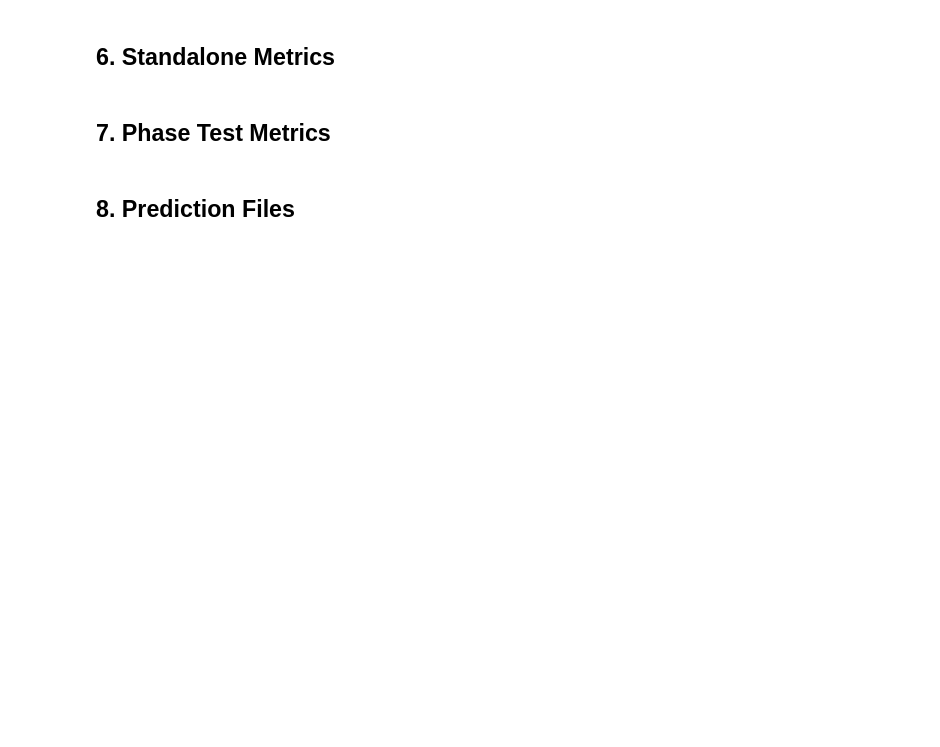
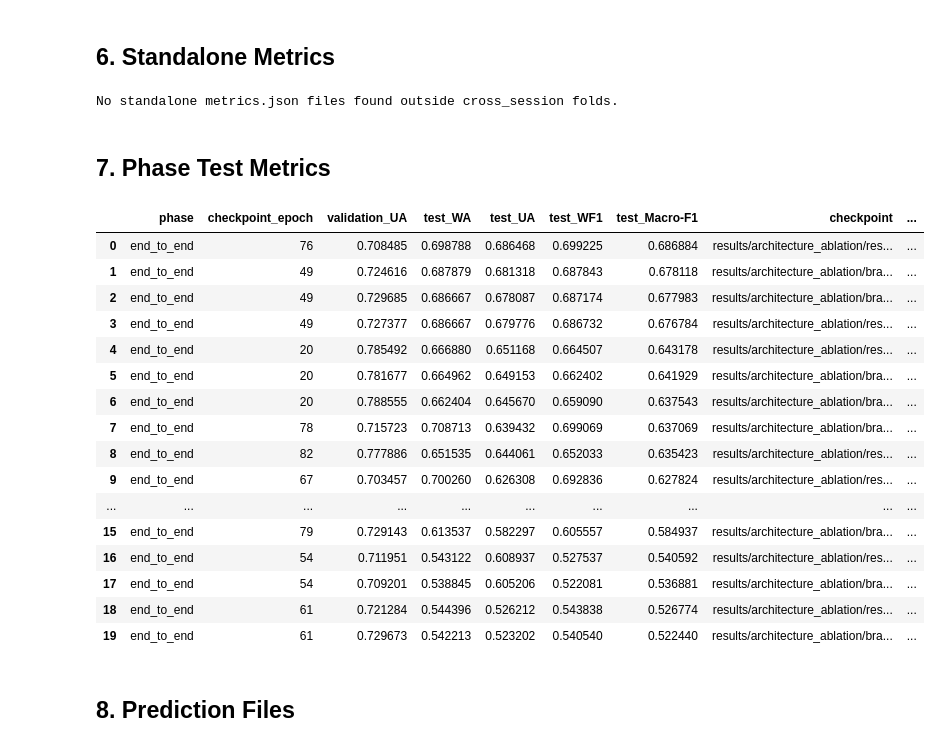
Before and after one commit to ngocbao220/conversational_ser, a Jupyter notebook: results/architecture_ablation/summary.ipynb, the cells around one changed output. Drawn from its saved outputs; the diff is of its cells as text; code cells hidden in the pictures; blank space fills up the shorter version.

```diff
--- a/results/architecture_ablation/summary.ipynb
+++ b/results/architecture_ablation/summary.ipynb
@@ -33,9 +33,16 @@ sns.set_theme(style="whitegrid", context="paper")
 pd.set_option("display.max_columns", 120)
 pd.set_option("display.width", 220)
 
-PROJECT_ROOT = Path.cwd()
-if PROJECT_ROOT.name in {"notebook", "notebooks"}:
-    PROJECT_ROOT = PROJECT_ROOT.parent
+
+def find_project_root(start: Path) -> Path:
+    start = start.resolve()
+    for candidate in (start, *start.parents):
+        if (candidate / ".git").exists() or ((candidate / "configs").exists() and (candidate / "scripts").exists()):
+            return candidate
+    return start
+
+
+PROJECT_ROOT = find_project_root(Path.cwd())
 SUMMARY_DIR = (PROJECT_ROOT / "results/architecture_ablation").resolve()
 OUT_DIR = SUMMARY_DIR / "_summary"
 FIG_DIR = OUT_DIR / "figures"
@@ -124,6 +155,8 @@ def flatten_metric_payload(payload: dict) -> dict:
 cross_rows = []
 fold_rows = []
 for path in sorted(SUMMARY_DIR.rglob("cross_session_summary.json")):
+    if "_summary" in relative_parts(path):
+        continue
     payload = read_json(path)
     variant = variant_from_cross_summary(path)
     run_id = payload.get("run_name") or run_id_from_path(path)
@@ -217,6 +266,8 @@ else:
 single_rows = []
 for path in sorted(SUMMARY_DIR.rglob("metrics.json")):
     parts = set(relative_parts(path))
+    if "_summary" in parts:
+        continue
     if "phase_tests" in parts:
         continue
     if "cross_session" in parts:
@@ -238,36 +289,58 @@ if not single_metrics_df.empty:
     display(single_metrics_df)
 else:
     print("No standalone metrics.json files found outside cross_session folds.")
+# %% [output]
+No standalone metrics.json files found outside cross_session folds.
 # %% [markdown]
 ## 7. Phase Test Metrics
 # %%
 phase_rows = []
 for path in sorted(SUMMARY_DIR.rglob("phase_test_metrics.csv")):
+    if "_summary" in relative_parts(path):
+        continue
     try:
         df = pd.read_csv(path)
     except Exception as exc:
         print("Failed to read", path, exc)
         continue
     variant = variant_from_metrics(path)
     run_id = run_id_from_path(path)
     for _, row in df.iterrows():
         item = row.to_dict()
         item.update({
             "variant": variant,
             "run_id": run_id,
             "phase_metrics_path": str(path.relative_to(PROJECT_ROOT)),
         })
         phase_rows.append(item)
 
 phase_df = pd.DataFrame(phase_rows)
 if not phase_df.empty:
     metric_col = "test_Macro-F1" if "test_Macro-F1" in phase_df.columns else None
     if metric_col:
         phase_df = phase_df.sort_values(metric_col, ascending=False).reset_index(drop=True)
     phase_df.to_csv(OUT_DIR / "phase_test_metrics.csv", index=False)
     display(phase_df)
 else:
     print("No phase_test_metrics.csv files found.")
+# %% [output]
+|  | phase | checkpoint_epoch | validation_UA | test_WA | test_UA | test_WF1 | test_Macro-F1 | checkpoint | ... |
+| 0 | end_to_end | 76 | 0.708485 | 0.698788 | 0.686468 | 0.699225 | 0.686884 | results/architecture_ablation/res... | ... |
+| 1 | end_to_end | 49 | 0.724616 | 0.687879 | 0.681318 | 0.687843 | 0.678118 | results/architecture_ablation/bra... | ... |
+| 2 | end_to_end | 49 | 0.729685 | 0.686667 | 0.678087 | 0.687174 | 0.677983 | results/architecture_ablation/bra... | ... |
+| 3 | end_to_end | 49 | 0.727377 | 0.686667 | 0.679776 | 0.686732 | 0.676784 | results/architecture_ablation/res... | ... |
+| 4 | end_to_end | 20 | 0.785492 | 0.666880 | 0.651168 | 0.664507 | 0.643178 | results/architecture_ablation/res... | ... |
+| 5 | end_to_end | 20 | 0.781677 | 0.664962 | 0.649153 | 0.662402 | 0.641929 | results/architecture_ablation/bra... | ... |
+| 6 | end_to_end | 20 | 0.788555 | 0.662404 | 0.645670 | 0.659090 | 0.637543 | results/architecture_ablation/bra... | ... |
+| 7 | end_to_end | 78 | 0.715723 | 0.708713 | 0.639432 | 0.699069 | 0.637069 | results/architecture_ablation/bra... | ... |
+| 8 | end_to_end | 82 | 0.777886 | 0.651535 | 0.644061 | 0.652033 | 0.635423 | results/architecture_ablation/res... | ... |
+| 9 | end_to_end | 67 | 0.703457 | 0.700260 | 0.626308 | 0.692836 | 0.627824 | results/architecture_ablation/res... | ... |
+| ... | ... | ... | ... | ... | ... | ... | ... | ... | ... |
+| 15 | end_to_end | 79 | 0.729143 | 0.613537 | 0.582297 | 0.605557 | 0.584937 | results/architecture_ablation/bra... | ... |
+| 16 | end_to_end | 54 | 0.711951 | 0.543122 | 0.608937 | 0.527537 | 0.540592 | results/architecture_ablation/res... | ... |
+| 17 | end_to_end | 54 | 0.709201 | 0.538845 | 0.605206 | 0.522081 | 0.536881 | results/architecture_ablation/bra... | ... |
+| 18 | end_to_end | 61 | 0.721284 | 0.544396 | 0.526212 | 0.543838 | 0.526774 | results/architecture_ablation/res... | ... |
+| 19 | end_to_end | 61 | 0.729673 | 0.542213 | 0.523202 | 0.540540 | 0.522440 | results/architecture_ablation/bra... | ... |
 # %% [markdown]
 ## 8. Prediction Files
 # %%
```
Also changed, not shown: parts of 8 cells of this notebook, 8 other files.
